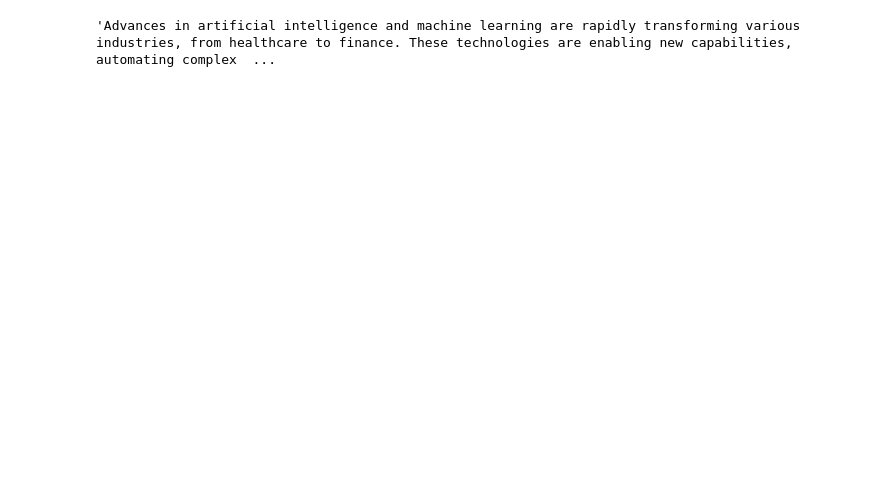
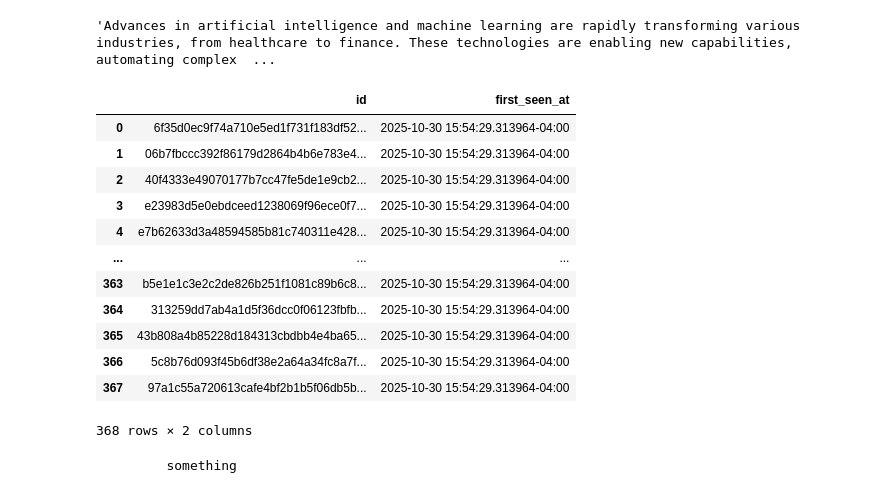
Before and after one commit to jahnavi-maddhuri/bny-ai-risk-management, a Jupyter notebook: GoogleNewsExtract.ipynb, the cells around one changed output. Cells and saved outputs as stored; diff of their text form; code cells hidden in the pictures; blank space fills up the shorter version.

```diff
--- a/GoogleNewsExtract.ipynb
+++ b/GoogleNewsExtract.ipynb
@@ -378,3 +400,30 @@ df.loc[:399].to_csv(OUT_CSV, mode="a", header=False, index=False, quoting=csv.QU
 df.summary.loc[100]
 # %% [output]
 'Advances in artificial intelligence and machine learning are rapidly transforming various industries, from healthcare to finance. These technologies are enabling new capabilities, automating complex  ...
+# %%
+import pandas as pd
+
+df = pd.read_csv('data/state/gnews_seen_ids.csv')
+df['first_seen_at'] = pd.to_datetime(df['first_seen_at'])
+df = df[df['first_seen_at'] < pd.Timestamp('2026-01-19', tz='US/Eastern')]
+df.to_csv('data/state/gnews_seen_ids.csv', index=False, header=False)
+# %%
+df
+# %% [output]
+|  | id | first_seen_at |
+| 0 | 6f35d0ec9f74a710e5ed1f731f183df52... | 2025-10-30 15:54:29.313964-04:00 |
+| 1 | 06b7fbccc392f86179d2864b4b6e783e4... | 2025-10-30 15:54:29.313964-04:00 |
+| 2 | 40f4333e49070177b7cc47fe5de1e9cb2... | 2025-10-30 15:54:29.313964-04:00 |
+| 3 | e23983d5e0ebdceed1238069f96ece0f7... | 2025-10-30 15:54:29.313964-04:00 |
+| 4 | e7b62633d3a48594585b81c740311e428... | 2025-10-30 15:54:29.313964-04:00 |
+| ... | ... | ... |
+| 363 | b5e1e1c3e2c2de826b251f1081c89b6c8... | 2025-10-30 15:54:29.313964-04:00 |
+| 364 | 313259dd7ab4a1d5f36dcc0f06123fbfb... | 2025-10-30 15:54:29.313964-04:00 |
+| 365 | 43b808a4b85228d184313cbdbb4e4ba65... | 2025-10-30 15:54:29.313964-04:00 |
+| 366 | 5c8b76d093f45b6df38e2a64a34fc8a7f... | 2025-10-30 15:54:29.313964-04:00 |
+| 367 | 97a1c55a720613cafe4bf2b1b5f06db5b... | 2025-10-30 15:54:29.313964-04:00 |
+368 rows × 2 columns
+# %%
+print(f'\t something')
+# %% [output]
+         something
```
Also changed, not shown: parts of 17 cells of this notebook, 4 other files.
